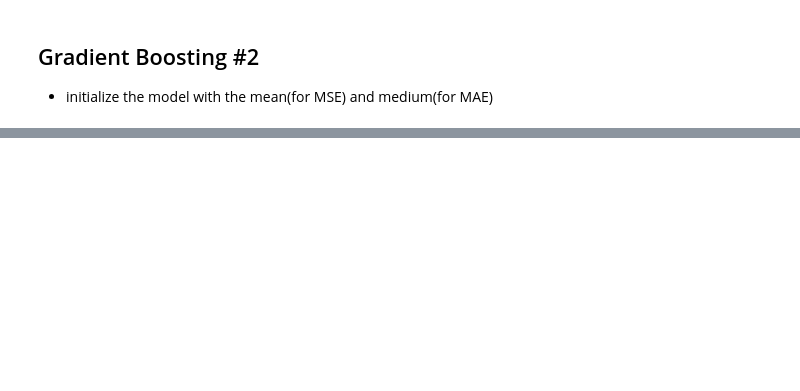
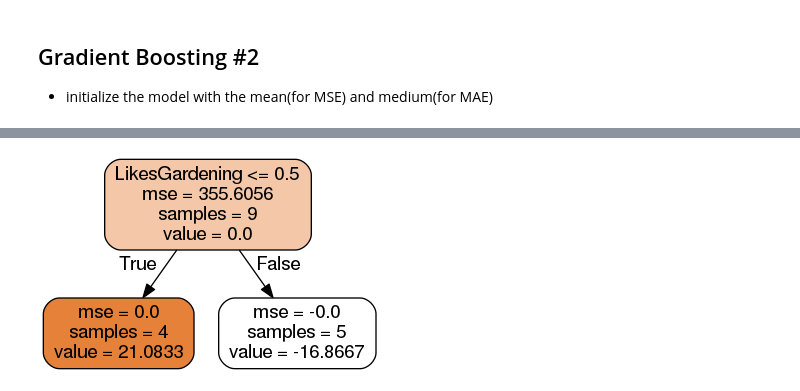
Before and after one commit to freefifty/freefifty.github.io, a Jupyter notebook: ipython/Gradient Boosting.ipynb, the cells around one changed output, grey strips where cells are left out. Drawn from its saved outputs; the diff is of its cells as text; code cells hidden in the pictures; blank space fills up the shorter version.

```diff
--- a/ipython/Gradient Boosting.ipynb
+++ b/ipython/Gradient Boosting.ipynb
@@ -307,0 +358,8 @@ for every new regresion tree fitted:
+# %%
+# calculate residuals
+# calculate tree prediction
+for i in range(training_data.shape[0]):
+    print(results['h0'][i], clf.predict(training_data.iloc[i])[0])
+    results['h0'][i] = clf.predict(training_data.iloc[i])[0]
+    # calculate residual for this example's prediction
+    results['F1'][i] = results['F0'][i] - results['h0'][i]
@@ -307,0 +389,12 @@ for every new regresion tree fitted:
+# %%
+clf = tree.DecisionTreeRegressor(
+    # criterion - mse == Mean Squared Error; if you want the absolute error, use mae == Mean Absolute Error
+    criterion='mse',
+    # the minimum number of examples each leaf must have
+    min_samples_leaf=3)
+
+clf = clf.fit(training_data, results['Residuals 1'])
+# visualize decition tree
+Image(tree_plot(clf).create_png())
+# %% [output]
+[figure, added]
```
Also changed, not shown: parts of 11 cells of this notebook, 2 other files.
